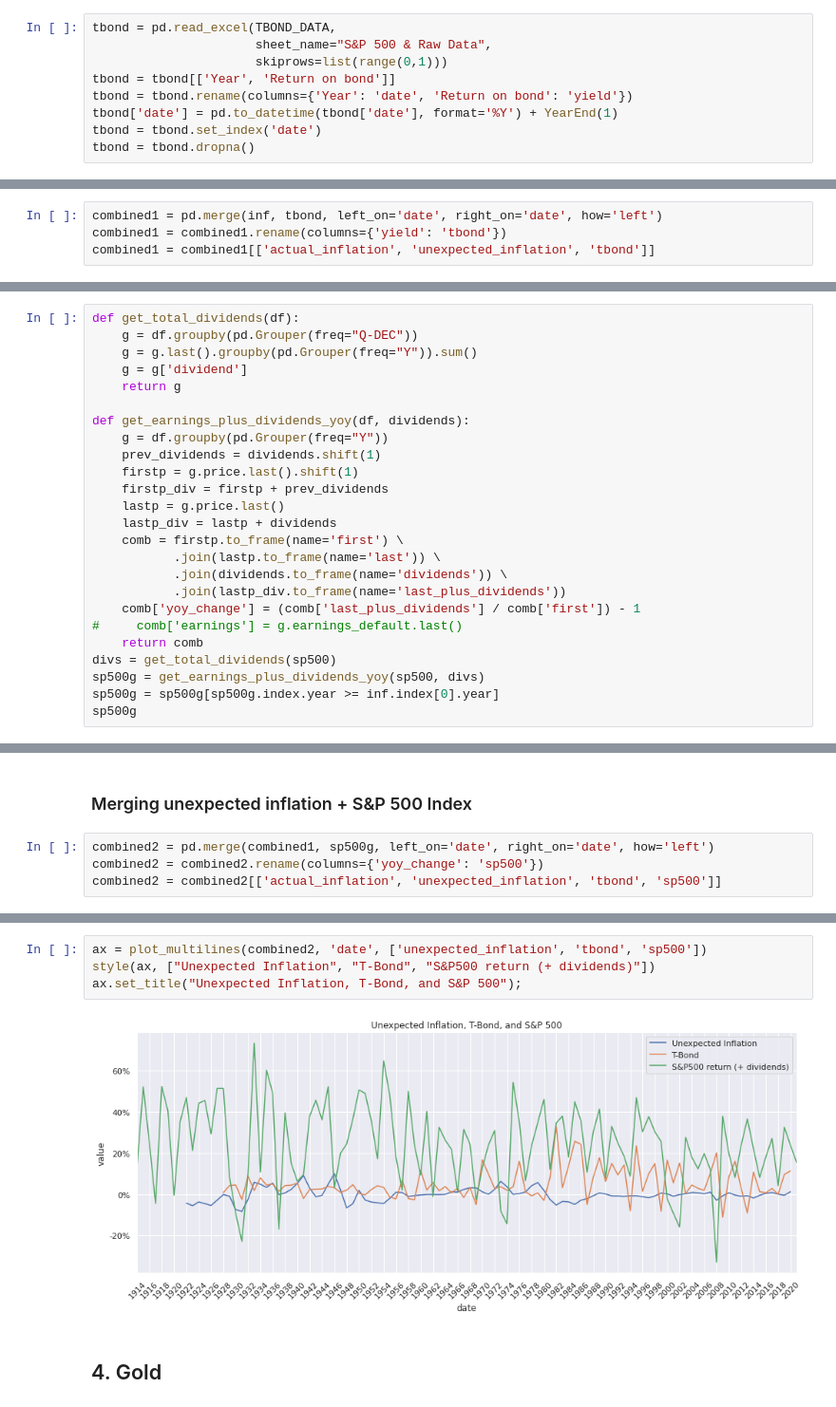
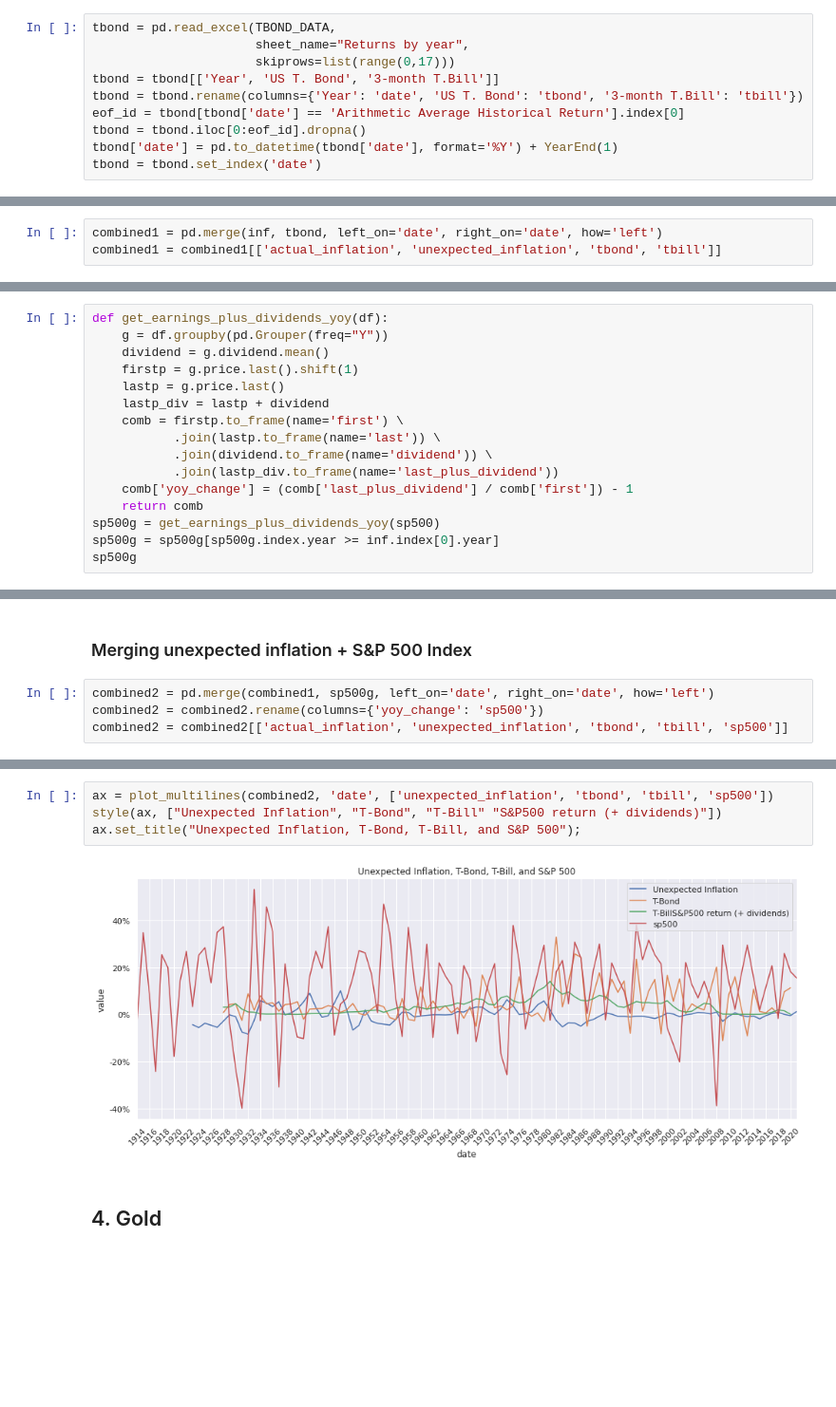
Before and after one commit to jaycode/inflation_damodaran, a Jupyter notebook: inflation_research.ipynb, the cells around one changed output, grey strips where cells are left out. Shown at 95% size. Saved outputs shown, nothing was run; the diff lists cells and outputs as text; blank space fills up the shorter version.

```diff
--- a/inflation_research.ipynb
+++ b/inflation_research.ipynb
@@ -110,9 +168,10 @@ ax = style(ax);
 # %%
 tbond = pd.read_excel(TBOND_DATA,
-                      sheet_name="S&P 500 & Raw Data",
-                      skiprows=list(range(0,1)))
-tbond = tbond[['Year', 'Return on bond']]
-tbond = tbond.rename(columns={'Year': 'date', 'Return on bond': 'yield'})
+                      sheet_name="Returns by year",
+                      skiprows=list(range(0,17)))
+tbond = tbond[['Year', 'US T. Bond', '3-month T.Bill']]
+tbond = tbond.rename(columns={'Year': 'date', 'US T. Bond': 'tbond', '3-month T.Bill': 'tbill'})
+eof_id = tbond[tbond['date'] == 'Arithmetic Average Historical Return'].index[0]
+tbond = tbond.iloc[0:eof_id].dropna()
 tbond['date'] = pd.to_datetime(tbond['date'], format='%Y') + YearEnd(1)
 tbond = tbond.set_index('date')
-tbond = tbond.dropna()
@@ -129,5 +178,4 @@ tbond.head(5)
 # %%
 combined1 = pd.merge(inf, tbond, left_on='date', right_on='date', how='left')
-combined1 = combined1.rename(columns={'yield': 'tbond'})
-combined1 = combined1[['actual_inflation', 'unexpected_inflation', 'tbond']]
+combined1 = combined1[['actual_inflation', 'unexpected_inflation', 'tbond', 'tbill']]
 # %%
@@ -155,28 +203,19 @@ sp500['date'] = pd.to_datetime(sp500['date'], format="%Y.%m")
 sp500['date'] = sp500['date'] + MonthEnd(1)
 sp500.set_index('date', inplace=True)
 # %%
-def get_total_dividends(df):
-    g = df.groupby(pd.Grouper(freq="Q-DEC"))
-    g = g.last().groupby(pd.Grouper(freq="Y")).sum()
-    g = g['dividend']
-    return g
-
-def get_earnings_plus_dividends_yoy(df, dividends):
+def get_earnings_plus_dividends_yoy(df):
     g = df.groupby(pd.Grouper(freq="Y"))
-    prev_dividends = dividends.shift(1)
+    dividend = g.dividend.mean()
     firstp = g.price.last().shift(1)
-    firstp_div = firstp + prev_dividends
     lastp = g.price.last()
-    lastp_div = lastp + dividends
+    lastp_div = lastp + dividend
     comb = firstp.to_frame(name='first') \
            .join(lastp.to_frame(name='last')) \
-           .join(dividends.to_frame(name='dividends')) \
-           .join(lastp_div.to_frame(name='last_plus_dividends'))
-    comb['yoy_change'] = (comb['last_plus_dividends'] / comb['first']) - 1
-#     comb['earnings'] = g.earnings_default.last()
+           .join(dividend.to_frame(name='dividend')) \
+           .join(lastp_div.to_frame(name='last_plus_dividend'))
+    comb['yoy_change'] = (comb['last_plus_dividend'] / comb['first']) - 1
     return comb
-divs = get_total_dividends(sp500)
-sp500g = get_earnings_plus_dividends_yoy(sp500, divs)
+sp500g = get_earnings_plus_dividends_yoy(sp500)
 sp500g = sp500g[sp500g.index.year >= inf.index[0].year]
 sp500g
 # %% [output]
@@ -204,7 +243,7 @@ style(ax);
 # %%
 combined2 = pd.merge(combined1, sp500g, left_on='date', right_on='date', how='left')
 combined2 = combined2.rename(columns={'yoy_change': 'sp500'})
-combined2 = combined2[['actual_inflation', 'unexpected_inflation', 'tbond', 'sp500']]
+combined2 = combined2[['actual_inflation', 'unexpected_inflation', 'tbond', 'tbill', 'sp500']]
 # %%
 combined2
 # %% [output]
@@ -225,9 +264,9 @@ combined2
 # %%
-ax = plot_multilines(combined2, 'date', ['unexpected_inflation', 'tbond', 'sp500'])
-style(ax, ["Unexpected Inflation", "T-Bond", "S&P500 return (+ dividends)"])
-ax.set_title("Unexpected Inflation, T-Bond, and S&P 500");
+ax = plot_multilines(combined2, 'date', ['unexpected_inflation', 'tbond', 'tbill', 'sp500'])
+style(ax, ["Unexpected Inflation", "T-Bond", "T-Bill" "S&P500 return (+ dividends)"])
+ax.set_title("Unexpected Inflation, T-Bond, T-Bill, and S&P 500");
 # %% [output]
-[figure, old version]
+[figure, new version]
 # %% [markdown]
 ## 4. Gold
 # %%
```
Also changed, not shown: parts of 38 cells of this notebook, 3 other files.
